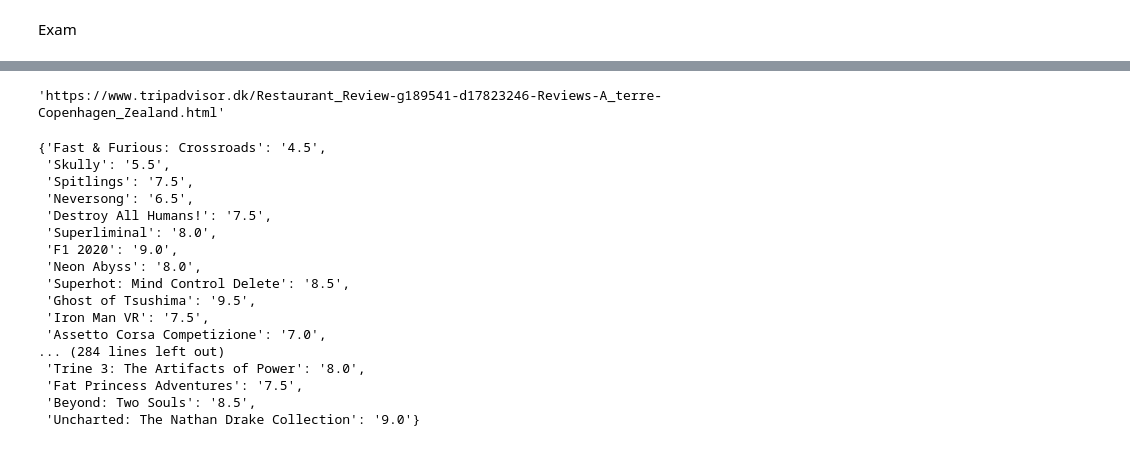
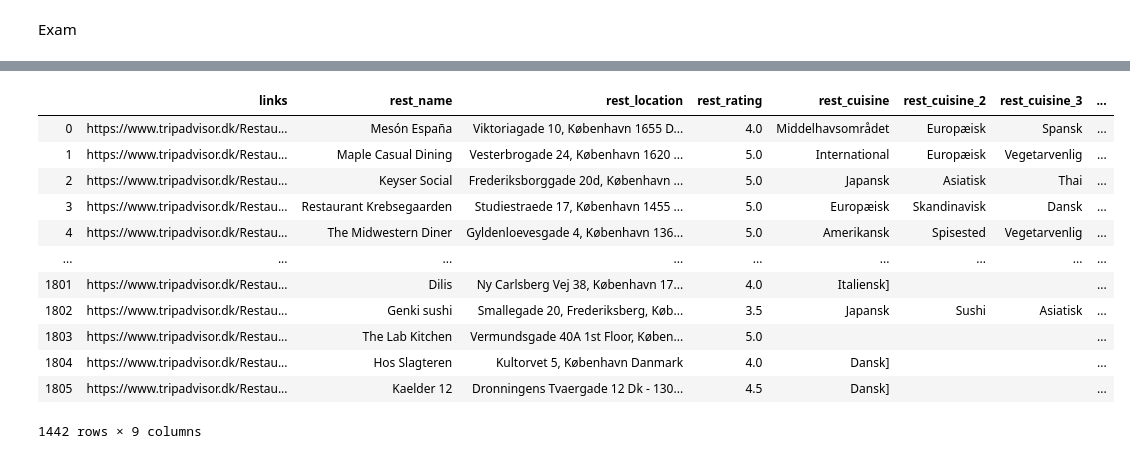
Before and after one commit to annarenneke/Group19, a Jupyter notebook: EXAM/examproject_tripadvisor.ipynb, the cells around one changed output, grey strips where cells are left out. Drawn from its saved outputs; the diff is of its cells as text; code cells hidden in the pictures.

```diff
--- a/EXAM/examproject_tripadvisor.ipynb
+++ b/EXAM/examproject_tripadvisor.ipynb
@@ -122,25 +122,20 @@ rest_cuisine_3
-# %%
-list_of_rest_links[0]
-# %% [output]
-'https://www.tripadvisor.dk/Restaurant_Review-g189541-d17823246-Reviews-A_terre-Copenhagen_Zealand.html'
-# %%
-mydict = dict(zip(games, scores, release))
-mydict
-# %% [output]
-{'Fast & Furious: Crossroads': '4.5',
- 'Skully': '5.5',
- 'Spitlings': '7.5',
- 'Neversong': '6.5',
- 'Destroy All Humans!': '7.5',
- 'Superliminal': '8.0',
- 'F1 2020': '9.0',
- 'Neon Abyss': '8.0',
- 'Superhot: Mind Control Delete': '8.5',
- 'Ghost of Tsushima': '9.5',
- 'Iron Man VR': '7.5',
- 'Assetto Corsa Competizione': '7.0',
-... (284 lines left out)
- 'Trine 3: The Artifacts of Power': '8.0',
- 'Fat Princess Adventures': '7.5',
- 'Beyond: Two Souls': '8.5',
- 'Uncharted: The Nathan Drake Collection': '9.0'}
+# %%
+df = pd.DataFrame({'links': list_of_rest_links, 'rest_name' : rest_name, 'rest_location' : rest_location, 'rest_rating' : rest_rating, 'rest_cuisine' : rest_cuisine, 'rest_cuisine_2' : rest_cuisine_2, 'rest_cuisine_3' : rest_cuisine_3, 'rest_no_review' : rest_no_review, 'rest_price_cat' : rest_price_cat})
+
+df2 = df.drop_duplicates(subset=['rest_name'], keep='first').copy()
+
+df2
+# %% [output]
+|  | links | rest_name | rest_location | rest_rating | rest_cuisine | rest_cuisine_2 | rest_cuisine_3 | ... |
+| 0 | https://www.tripadvisor.dk/Restau... | Mesón España | Viktoriagade 10, København 1655 D... | 4.0 | Middelhavsområdet | Europæisk | Spansk | ... |
+| 1 | https://www.tripadvisor.dk/Restau... | Maple Casual Dining | Vesterbrogade 24, København 1620 ... | 5.0 | International | Europæisk | Vegetarvenlig | ... |
+| 2 | https://www.tripadvisor.dk/Restau... | Keyser Social | Frederiksborggade 20d, København ... | 5.0 | Japansk | Asiatisk | Thai | ... |
+| 3 | https://www.tripadvisor.dk/Restau... | Restaurant Krebsegaarden | Studiestraede 17, København 1455 ... | 5.0 | Europæisk | Skandinavisk | Dansk | ... |
+| 4 | https://www.tripadvisor.dk/Restau... | The Midwestern Diner | Gyldenloevesgade 4, København 136... | 5.0 | Amerikansk | Spisested | Vegetarvenlig | ... |
+| ... | ... | ... | ... | ... | ... | ... | ... | ... |
+| 1801 | https://www.tripadvisor.dk/Restau... | Dilis | Ny Carlsberg Vej 38, København 17... | 4.0 | Italiensk] |  |  | ... |
+| 1802 | https://www.tripadvisor.dk/Restau... | Genki sushi | Smallegade 20, Frederiksberg, Køb... | 3.5 | Japansk | Sushi | Asiatisk | ... |
+| 1803 | https://www.tripadvisor.dk/Restau... | The Lab Kitchen | Vermundsgade 40A 1st Floor, Køben... | 5.0 |  |  |  | ... |
+| 1804 | https://www.tripadvisor.dk/Restau... | Hos Slagteren | Kultorvet 5, København Danmark | 4.0 | Dansk] |  |  | ... |
+| 1805 | https://www.tripadvisor.dk/Restau... | Kaelder 12 | Dronningens Tvaergade 12 Dk - 130... | 4.5 | Dansk] |  |  | ... |
+1442 rows × 9 columns
```
Also changed, not shown: parts of 9 cells of this notebook.
